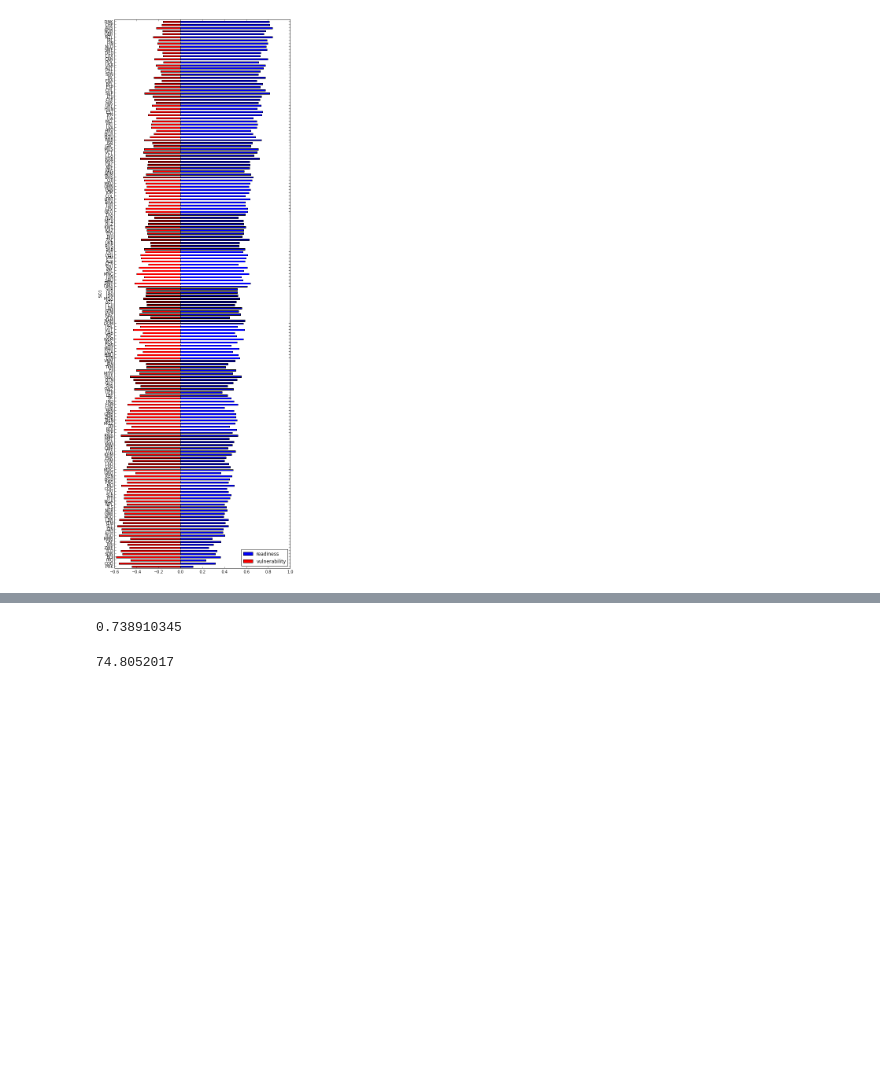
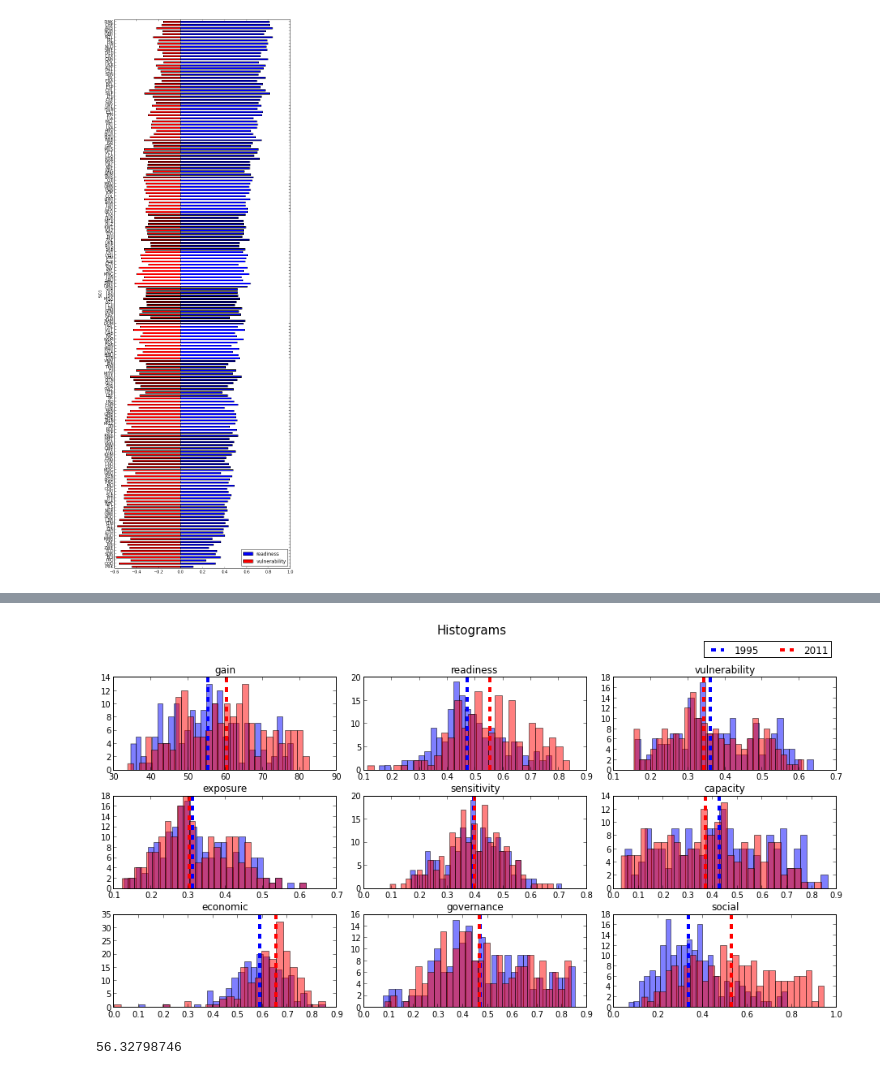
Before and after one commit to hkim16/Gain-Labs, a Jupyter notebook: Mining Gain.ipynb, the cells around one changed output, grey strips where cells are left out. Saved outputs shown, nothing was run; the diff lists cells and outputs as text; code cells hidden in the pictures; blank space fills up the shorter version.

```diff
--- a/Mining Gain.ipynb
+++ b/Mining Gain.ipynb
@@ -128,8 +132,28 @@ plt.show()
-# %%
-scores['rule_of_law']['2011']['ESP']
-# %% [output]
-0.738910345
-# %%
-scores['gain']['2011']['ESP']
-# %% [output]
-74.8052017
+# %%
+fig = plt.figure(figsize=(13,7))
+j=1
+for i in ['gain','readiness','vulnerability','exposure','sensitivity','capacity','economic','governance','social']:
+    ax = fig.add_subplot(3,3,j)
+    y=['1995','2011']
+    color=['blue','red']
+    alpha=[0.5,0.5]
+    for yy in [0,1]:
+        year = scores.minor_xs(y[yy])
+        year = year[pd.notnull(year[i])]
+
+        ax.hist(year[i],bins=30,color=color[yy],alpha=alpha[yy])
+        ax.axvline(median(year[i]), linewidth=4,linestyle='--',color=color[yy])
+    ax.set_title(i)
+    j+=1
+
+fig.suptitle("Histograms",fontsize=15)
+plt.tight_layout()
+plt.subplots_adjust(top=0.85)
+plt.legend(y,ncol=2,bbox_to_anchor=(1, 4))
+plt.show()
+# %% [output]
+[figure, added]
+# %%
+median(scores['gain']['1995'])
+# %% [output]
+56.32798746
```
Also changed, not shown: parts of 3 cells of this notebook.
